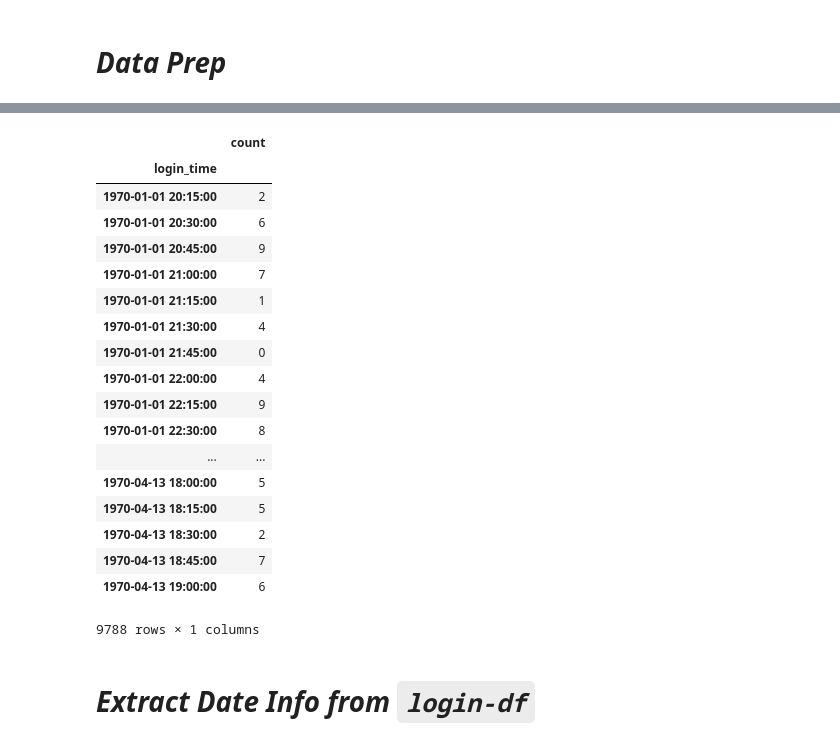
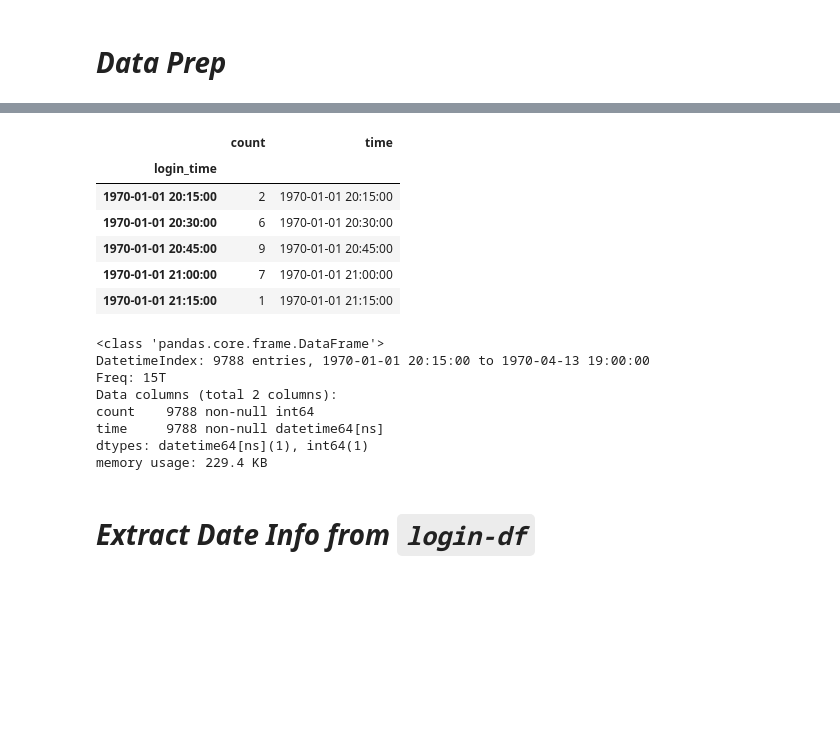
Before and after one commit to earny-joe/Springboard-DS-Portfolio, a Jupyter notebook: unit17-take-home-challenges/ultimate_technologies/exploratory-data-analysis-final.ipynb, the cells around one changed output, grey strips where cells are left out. Drawn from its saved outputs; the diff is of its cells as text; code cells hidden in the pictures; blank space fills up the shorter version.

```diff
--- a/unit17-take-home-challenges/ultimate_technologies/exploratory-data-analysis-final.ipynb
+++ b/unit17-take-home-challenges/ultimate_technologies/exploratory-data-analysis-final.ipynb
@@ -87,25 +56,24 @@ logins_df
 # %%
-df
+df.head()
 # %% [output]
-|  | count |
-| login_time |  |
-| 1970-01-01 20:15:00 | 2 |
-| 1970-01-01 20:30:00 | 6 |
-| 1970-01-01 20:45:00 | 9 |
-| 1970-01-01 21:00:00 | 7 |
-| 1970-01-01 21:15:00 | 1 |
-| 1970-01-01 21:30:00 | 4 |
-| 1970-01-01 21:45:00 | 0 |
-| 1970-01-01 22:00:00 | 4 |
-| 1970-01-01 22:15:00 | 9 |
-| 1970-01-01 22:30:00 | 8 |
-| ... | ... |
-| 1970-04-13 18:00:00 | 5 |
-| 1970-04-13 18:15:00 | 5 |
-| 1970-04-13 18:30:00 | 2 |
-| 1970-04-13 18:45:00 | 7 |
-| 1970-04-13 19:00:00 | 6 |
+|  | count | time |
+| login_time |  |  |
+| 1970-01-01 20:15:00 | 2 | 1970-01-01 20:15:00 |
+| 1970-01-01 20:30:00 | 6 | 1970-01-01 20:30:00 |
+| 1970-01-01 20:45:00 | 9 | 1970-01-01 20:45:00 |
+| 1970-01-01 21:00:00 | 7 | 1970-01-01 21:00:00 |
+| 1970-01-01 21:15:00 | 1 | 1970-01-01 21:15:00 |
-9788 rows × 1 columns
+# %%
+df.info()
+# %% [output]
+<class 'pandas.core.frame.DataFrame'>
+DatetimeIndex: 9788 entries, 1970-01-01 20:15:00 to 1970-04-13 19:00:00
+Freq: 15T
+Data columns (total 2 columns):
+count    9788 non-null int64
+time     9788 non-null datetime64[ns]
+dtypes: datetime64[ns](1), int64(1)
+memory usage: 229.4 KB
 # %% [markdown]
 # _Extract Date Info from `login-df`_
 # %%
```
Also changed, not shown: parts of 7 cells of this notebook, 1 other file.
